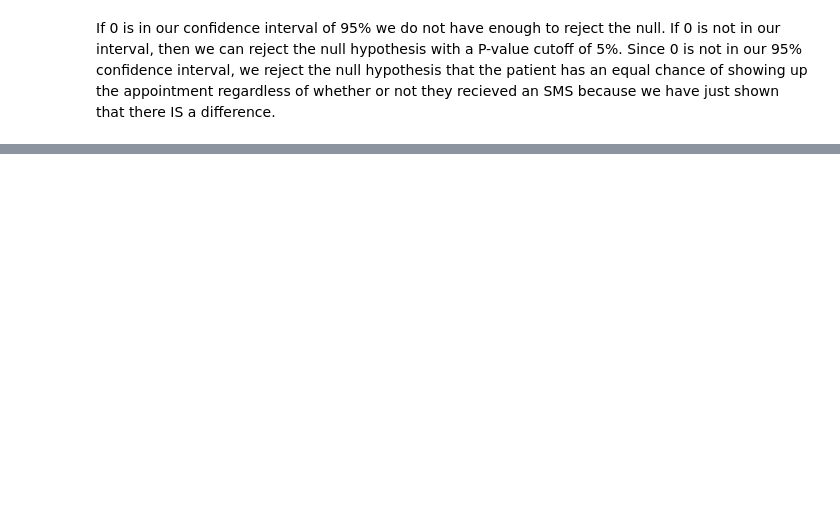
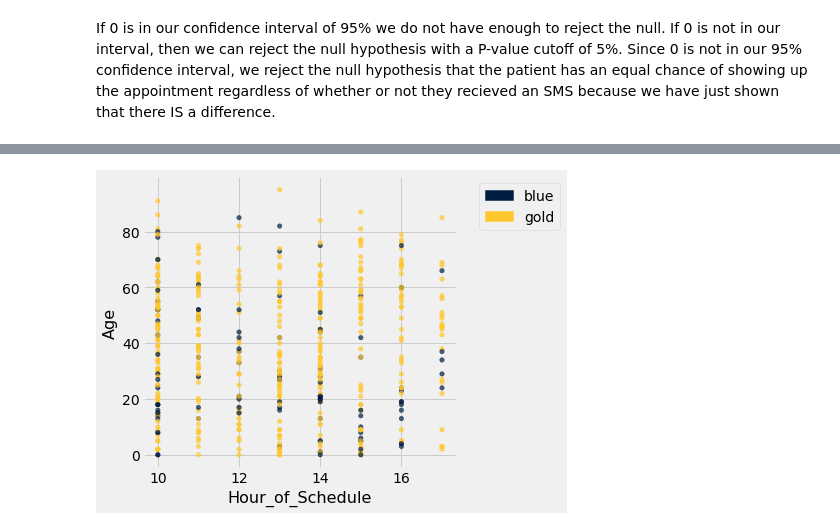
Before and after one commit to Bryantle/Classifying-Appointment-Outcomes, a Jupyter notebook: Data Science Project.ipynb, the cells around one changed output, grey strips where cells are left out. Cells and saved outputs as stored; diff of their text form; code cells hidden in the pictures; blank space fills up the shorter version.

```diff
--- a/Data Science Project.ipynb
+++ b/Data Science Project.ipynb
@@ -135,0 +244,4 @@ table_diff_prop
+# %%
+medical.where('Hour_of_Schedule', are.between(10, 18)).sample(500).scatter('Hour_of_Schedule', 'Age', colors='Color')
+# %% [output]
+[figure, added]
```
Also changed, not shown: parts of 26 cells of this notebook.
